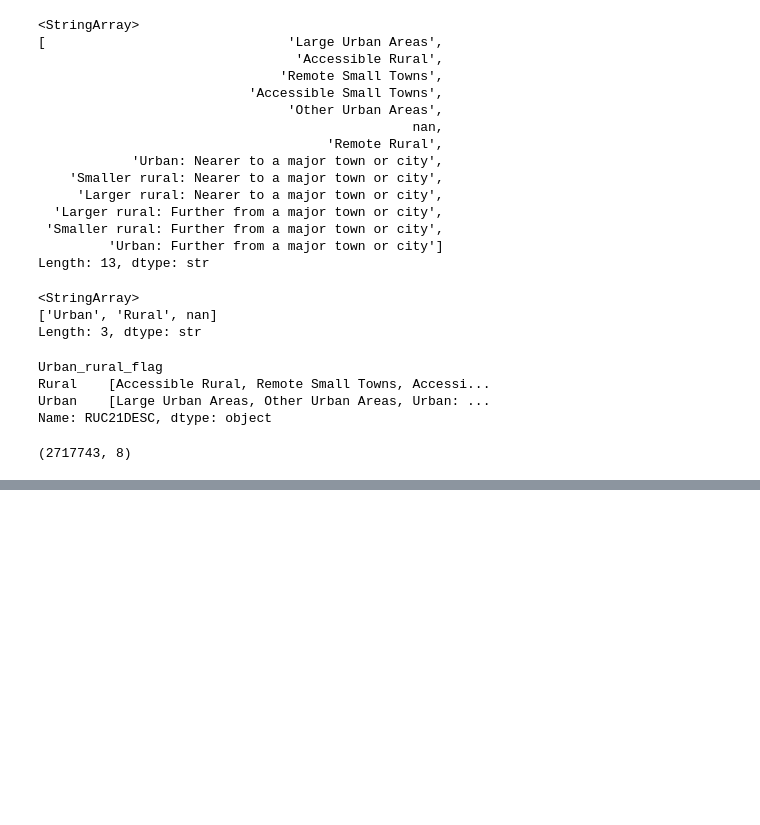
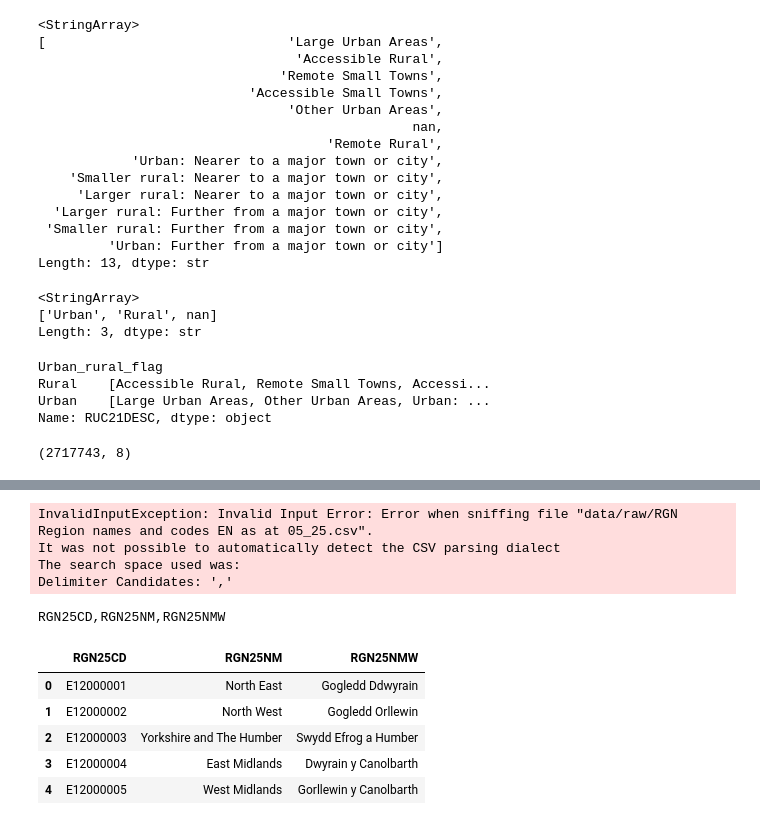
Before and after one commit to wanr-ding/postcode-processing-ONS, a Jupyter notebook: ons_postcode_processing.ipynb, the cells around one changed output, grey strips where cells are left out. Drawn from its saved outputs; the diff is of its cells as text; code cells hidden in the pictures; blank space fills up the shorter version.

```diff
--- a/ons_postcode_processing.ipynb
+++ b/ons_postcode_processing.ipynb
@@ -211,0 +246,31 @@ df_pc.to_csv('data/output/ons_postcode_processed.csv', index=False)
+# %%
+df_region = duckdb.query("""
+SELECT *
+FROM read_csv(
+    'data/raw/RGN Region names and codes EN as at 05_25.csv',
+    delim=',',
+    header=True
+    )
+""").to_df()
+df_region
+# %% [output]
+InvalidInputException: Invalid Input Error: Error when sniffing file "data/raw/RGN Region names and codes EN as at 05_25.csv".
+It was not possible to automatically detect the CSV parsing dialect
+The search space used was:
+Delimiter Candidates: ','
+# %%
+with open("data/raw/RGN Region names and codes EN as at 05_25.csv", "r") as f:
+    print(f.readline())
+# %% [output]
+RGN25CD,RGN25NM,RGN25NMW
+# %%
+import pandas as pd
+df_test = pd.read_csv('data/raw/RGN Region names and codes EN as at 05_25.csv')
+df_test.head()
+# %% [output]
+|  | RGN25CD | RGN25NM | RGN25NMW |
+| 0 | E12000001 | North East | Gogledd Ddwyrain |
+| 1 | E12000002 | North West | Gogledd Orllewin |
+| 2 | E12000003 | Yorkshire and The Humber | Swydd Efrog a Humber |
+| 3 | E12000004 | East Midlands | Dwyrain y Canolbarth |
+| 4 | E12000005 | West Midlands | Gorllewin y Canolbarth |
```
Also changed, not shown: parts of 4 cells of this notebook.
